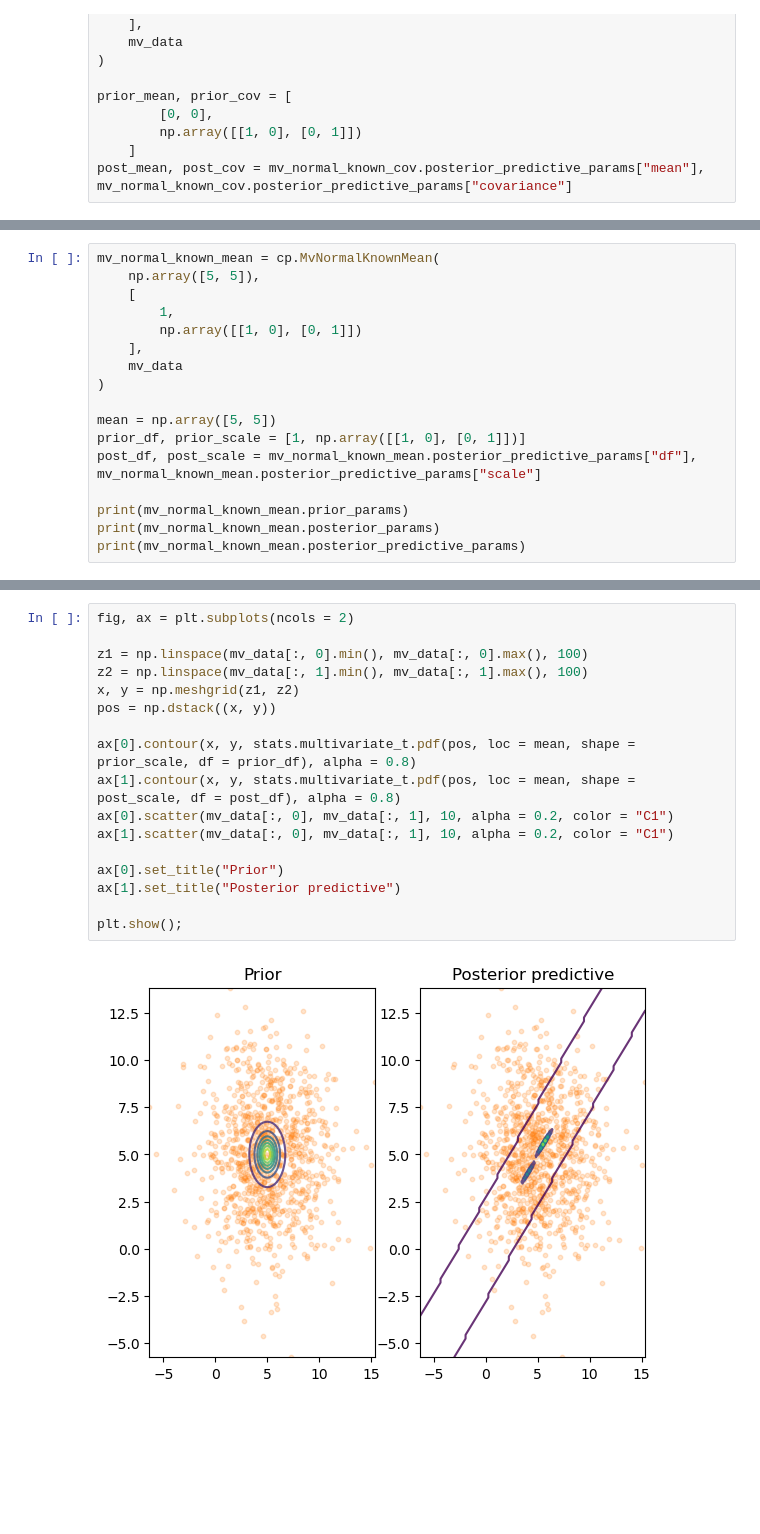
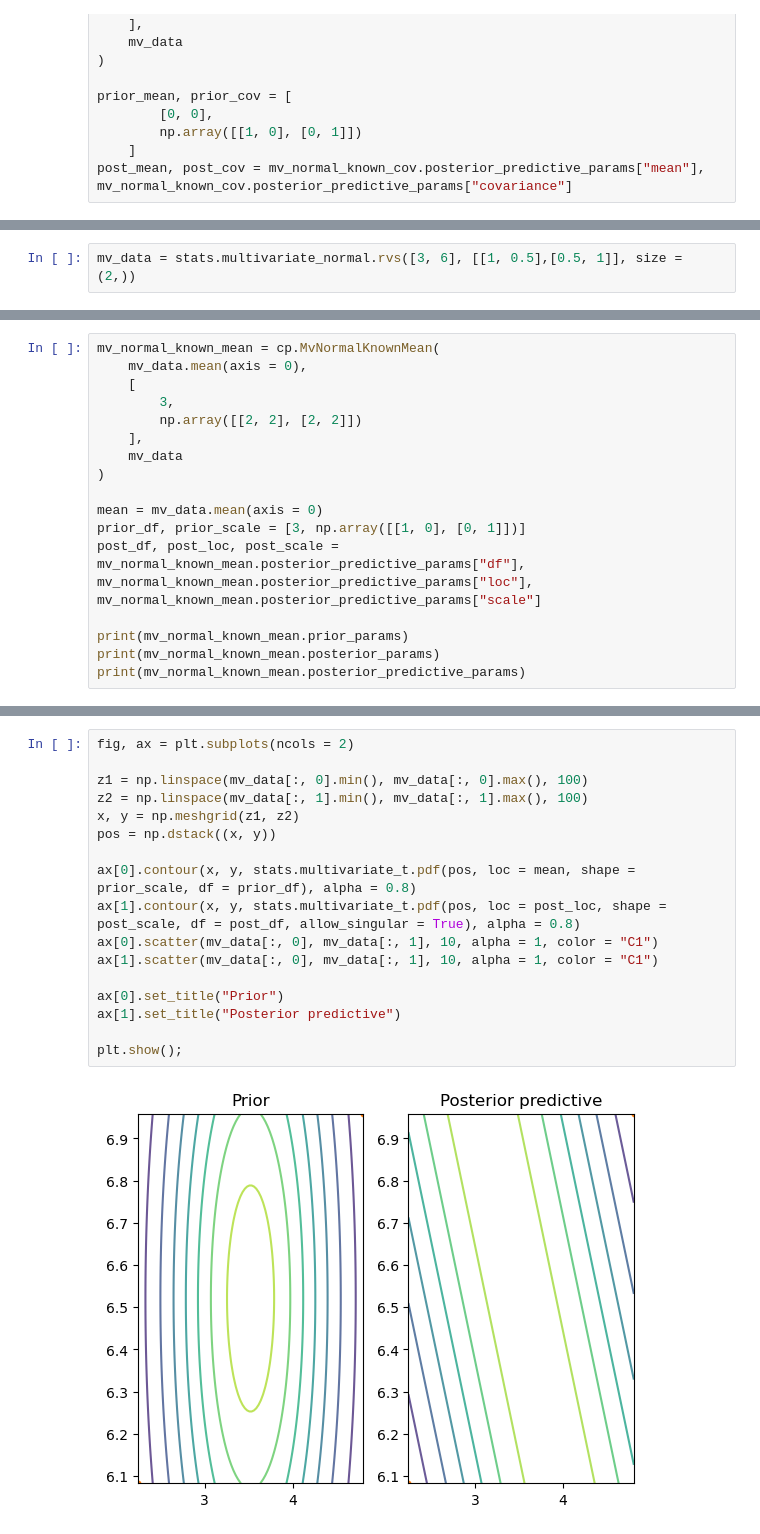
Before and after one commit to patrick-pagni/whats_your_bench, a Jupyter notebook: notebooks/scratch.ipynb, the cells around one changed output, grey strips where cells are left out. Drawn from its saved outputs; the diff is of its cells as text; blank space fills up the shorter version.

```diff
--- a/notebooks/scratch.ipynb
+++ b/notebooks/scratch.ipynb
@@ -104,0 +107,2 @@ plt.show();
+# %%
+mv_data = stats.multivariate_normal.rvs([3, 6], [[1, 0.5],[0.5, 1]], size = (2,))
@@ -105,16 +113,16 @@ plt.show();
 # %%
 mv_normal_known_mean = cp.MvNormalKnownMean(
-    np.array([5, 5]),
+    mv_data.mean(axis = 0),
     [
-        1,
-        np.array([[1, 0], [0, 1]])
+        3,
+        np.array([[2, 2], [2, 2]])
     ],
     mv_data
 )
 
-mean = np.array([5, 5])
-prior_df, prior_scale = [1, np.array([[1, 0], [0, 1]])]
-post_df, post_scale = mv_normal_known_mean.posterior_predictive_params["df"], mv_normal_known_mean.posterior_predictive_params["scale"]
+mean = mv_data.mean(axis = 0)
+prior_df, prior_scale = [3, np.array([[1, 0], [0, 1]])]
+post_df, post_loc, post_scale = mv_normal_known_mean.posterior_predictive_params["df"], mv_normal_known_mean.posterior_predictive_params["loc"], mv_normal_known_mean.posterior_predictive_params["scale"]
 
 print(mv_normal_known_mean.prior_params)
 print(mv_normal_known_mean.posterior_params)
@@ -129,19 +137,19 @@ print(mv_normal_known_mean.posterior_predictive_params)
 # %%
 fig, ax = plt.subplots(ncols = 2)
 
 z1 = np.linspace(mv_data[:, 0].min(), mv_data[:, 0].max(), 100)
 z2 = np.linspace(mv_data[:, 1].min(), mv_data[:, 1].max(), 100)
 x, y = np.meshgrid(z1, z2)
 pos = np.dstack((x, y))
 
 ax[0].contour(x, y, stats.multivariate_t.pdf(pos, loc = mean, shape = prior_scale, df = prior_df), alpha = 0.8)
-ax[1].contour(x, y, stats.multivariate_t.pdf(pos, loc = mean, shape = post_scale, df = post_df), alpha = 0.8)
-ax[0].scatter(mv_data[:, 0], mv_data[:, 1], 10, alpha = 0.2, color = "C1")
-ax[1].scatter(mv_data[:, 0], mv_data[:, 1], 10, alpha = 0.2, color = "C1")
+ax[1].contour(x, y, stats.multivariate_t.pdf(pos, loc = post_loc, shape = post_scale, df = post_df, allow_singular = True), alpha = 0.8)
+ax[0].scatter(mv_data[:, 0], mv_data[:, 1], 10, alpha = 1, color = "C1")
+ax[1].scatter(mv_data[:, 0], mv_data[:, 1], 10, alpha = 1, color = "C1")
 
 ax[0].set_title("Prior")
 ax[1].set_title("Posterior predictive")
 
 plt.show();
 # %% [output]
-[figure, old version]
+[figure, new version]
```
Also changed, not shown: parts of 36 cells of this notebook, 3 other files.
